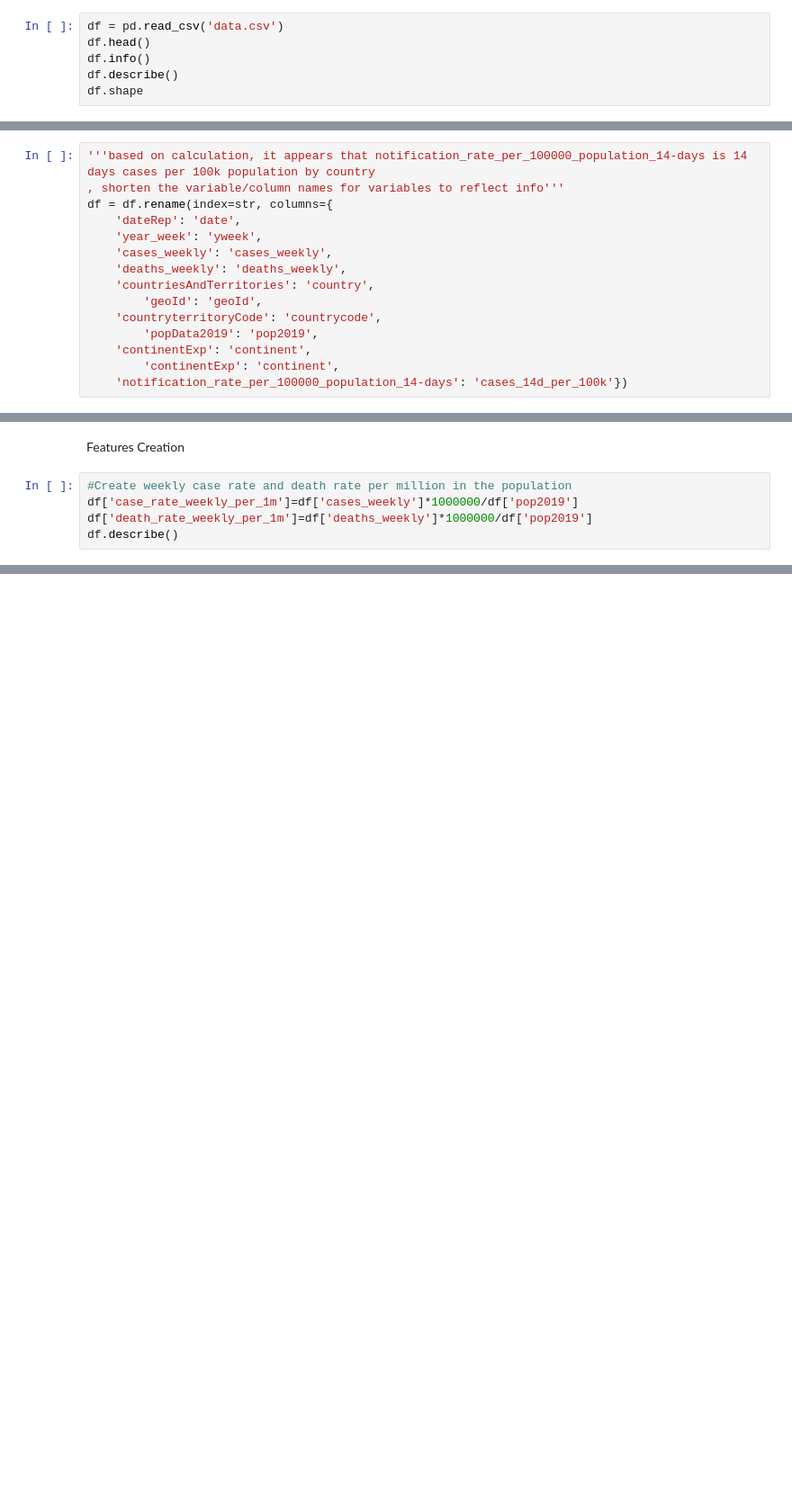
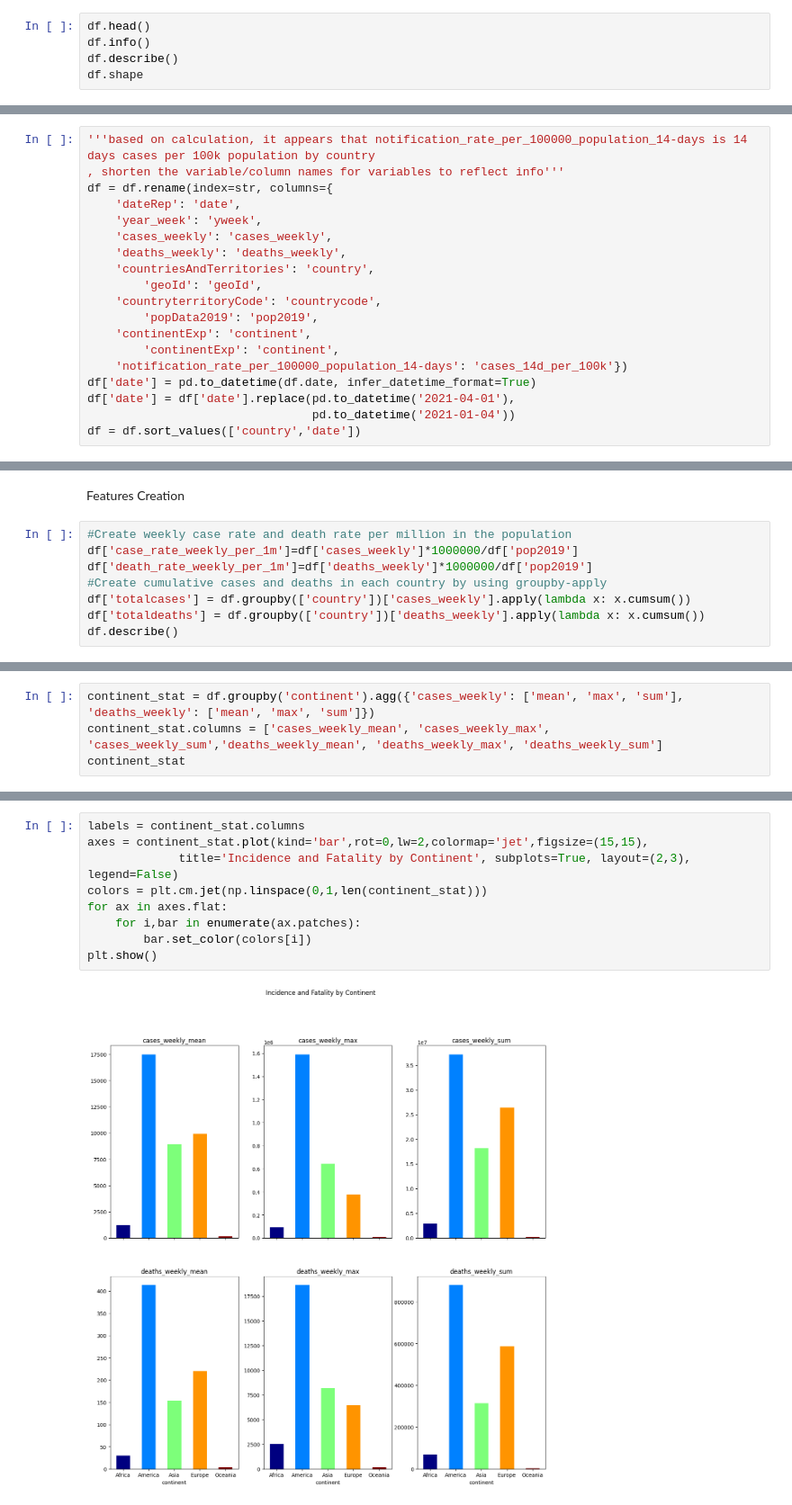
Before and after one commit to szhang12345/MSDS-422-Assignment-1---Exploratory-Data-Analysis, a Jupyter notebook: Assignment1_EDA.ipynb, the cells around one changed output, grey strips where cells are left out. Shown: that part at 90% size. Cells and saved outputs as stored; diff of their text form; blank space fills up the shorter version.

```diff
--- a/Assignment1_EDA.ipynb
+++ b/Assignment1_EDA.ipynb
@@ -87,5 +71,4 @@ Load data from the csv and gather descriptive information of dataframe
 # %%
-df = pd.read_csv('data.csv')
 df.head()
 df.info()
 df.describe()
@@ -107,6 +109,10 @@ df = df.rename(index=str, columns={
     'continentExp': 'continent',
         'continentExp': 'continent',
     'notification_rate_per_100000_population_14-days': 'cases_14d_per_100k'})
+df['date'] = pd.to_datetime(df.date, infer_datetime_format=True)
+df['date'] = df['date'].replace(pd.to_datetime('2021-04-01'),
+                                pd.to_datetime('2021-01-04'))
+df = df.sort_values(['country','date'])
 # %% [markdown]
 Drop Negative Values
 # %%
@@ -128,4 +136,7 @@ Features Creation
 #Create weekly case rate and death rate per million in the population
 df['case_rate_weekly_per_1m']=df['cases_weekly']*1000000/df['pop2019']
 df['death_rate_weekly_per_1m']=df['deaths_weekly']*1000000/df['pop2019']
+#Create cumulative cases and deaths in each country by using groupby-apply
+df['totalcases'] = df.groupby(['country'])['cases_weekly'].apply(lambda x: x.cumsum())
+df['totaldeaths'] = df.groupby(['country'])['deaths_weekly'].apply(lambda x: x.cumsum())
 df.describe()
@@ -131,0 +155,4 @@ df.describe()
+# %%
+continent_stat = df.groupby('continent').agg({'cases_weekly': ['mean', 'max', 'sum'], 'deaths_weekly': ['mean', 'max', 'sum']})
+continent_stat.columns = ['cases_weekly_mean', 'cases_weekly_max', 'cases_weekly_sum','deaths_weekly_mean', 'deaths_weekly_max', 'deaths_weekly_sum']
+continent_stat
@@ -131,0 +167,11 @@ df.describe()
+# %%
+labels = continent_stat.columns
+axes = continent_stat.plot(kind='bar',rot=0,lw=2,colormap='jet',figsize=(15,15),
+             title='Incidence and Fatality by Continent', subplots=True, layout=(2,3), legend=False)
+colors = plt.cm.jet(np.linspace(0,1,len(continent_stat)))
+for ax in axes.flat:
+    for i,bar in enumerate(ax.patches):
+        bar.set_color(colors[i])
+plt.show()
+# %% [output]
+[figure, added]
```
Also changed, not shown: parts of 56 cells of this notebook.
